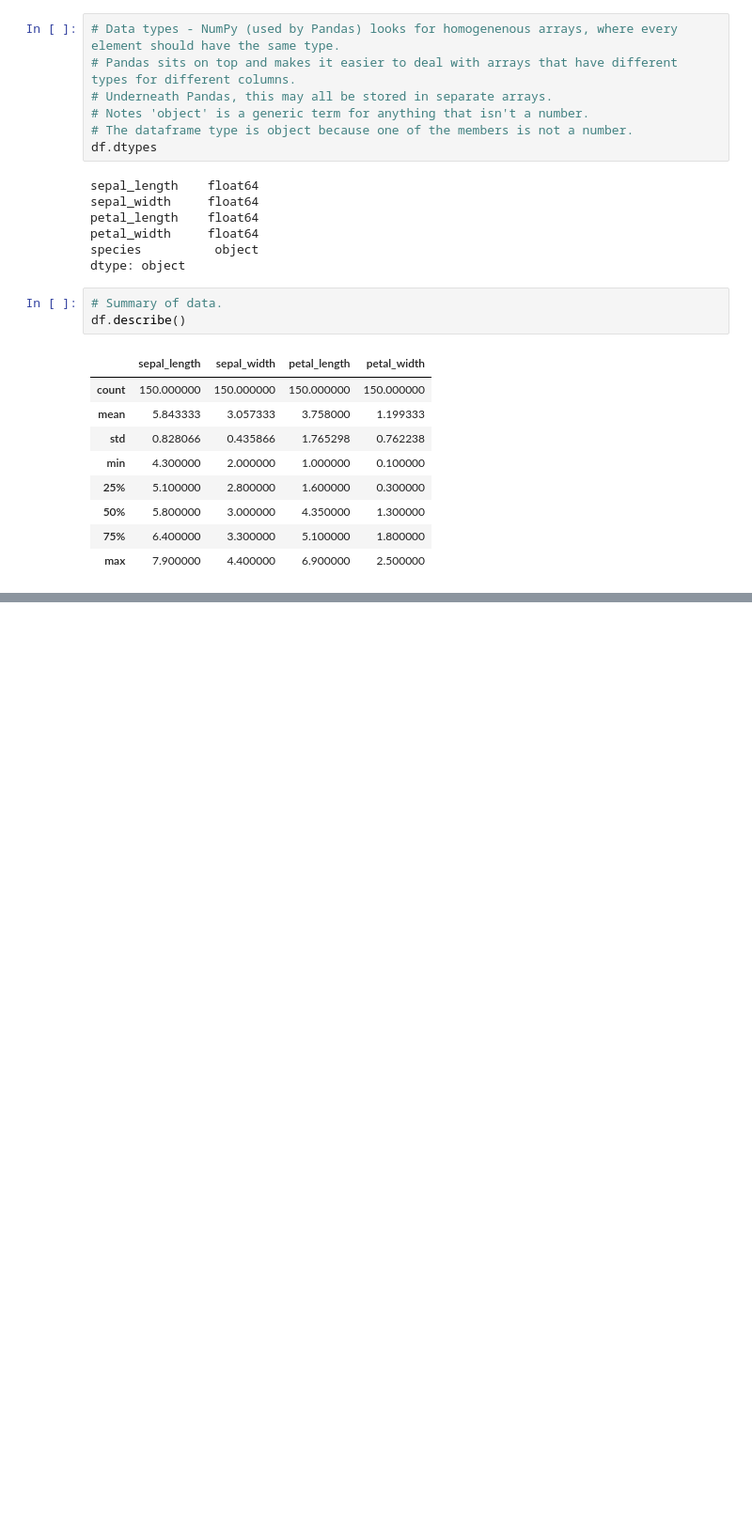
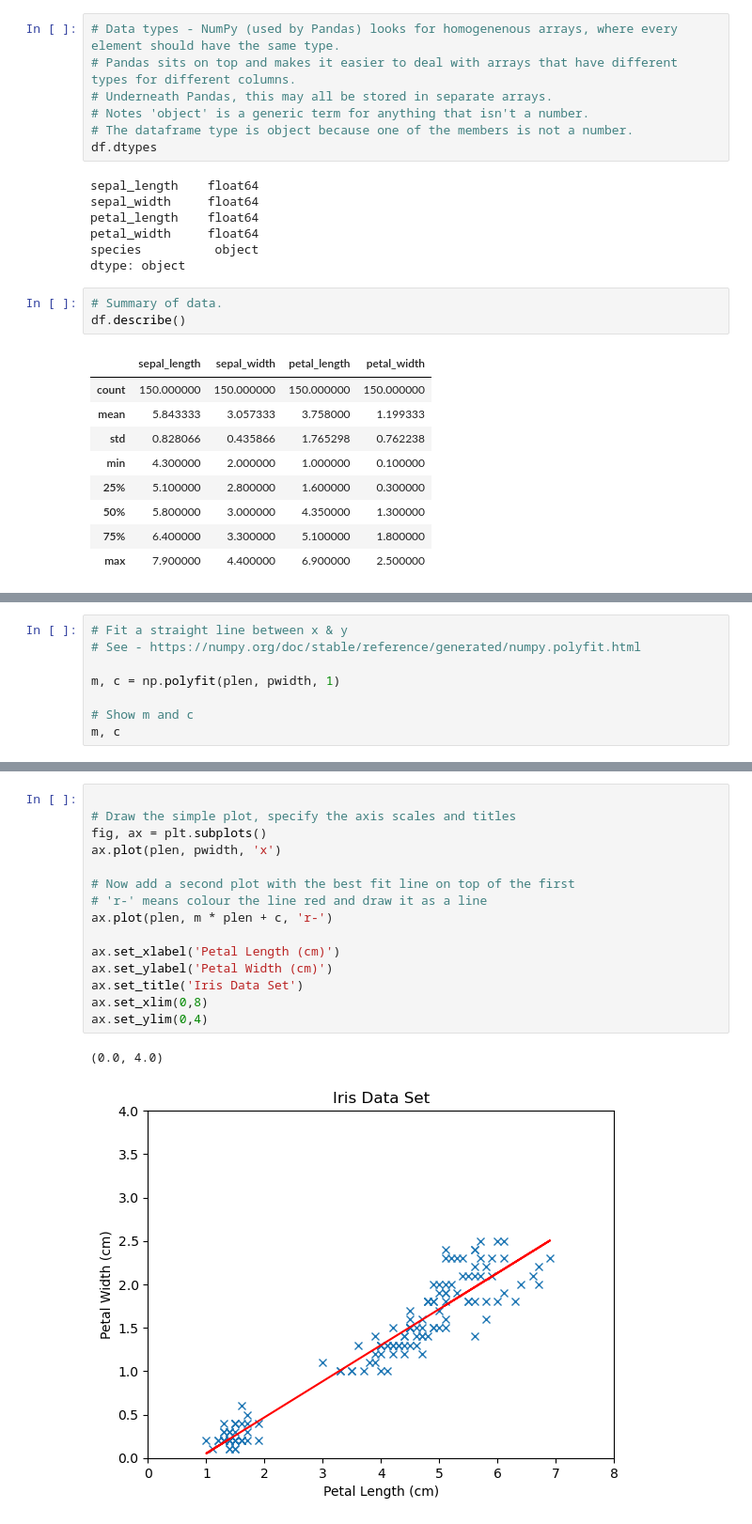
Before and after one commit to dvdgeroconnell/PODA-coursework, a Jupyter notebook: iris.ipynb, the cells around one changed output, grey strips where cells are left out. Shown at 94% size. Drawn from its saved outputs; the diff is of its cells as text; blank space fills up the shorter version.

```diff
--- a/iris.ipynb
+++ b/iris.ipynb
@@ -60,0 +160,8 @@ df.describe()
+# %%
+# Fit a straight line between x & y
+# See - https://numpy.org/doc/stable/reference/generated/numpy.polyfit.html
+
+m, c = np.polyfit(plen, pwidth, 1)
+
+# Show m and c
+m, c
@@ -60,0 +181,18 @@ df.describe()
+# %%
+
+# Draw the simple plot, specify the axis scales and titles
+fig, ax = plt.subplots()
+ax.plot(plen, pwidth, 'x')
+
+# Now add a second plot with the best fit line on top of the first
+# 'r-' means colour the line red and draw it as a line
+ax.plot(plen, m * plen + c, 'r-')
+
+ax.set_xlabel('Petal Length (cm)')
+ax.set_ylabel('Petal Width (cm)')
+ax.set_title('Iris Data Set')
+ax.set_xlim(0,8)
+ax.set_ylim(0,4)
+# %% [output]
+(0.0, 4.0)
+[figure, added]
```
Also changed, not shown: parts of 17 cells of this notebook, 1 other file.
